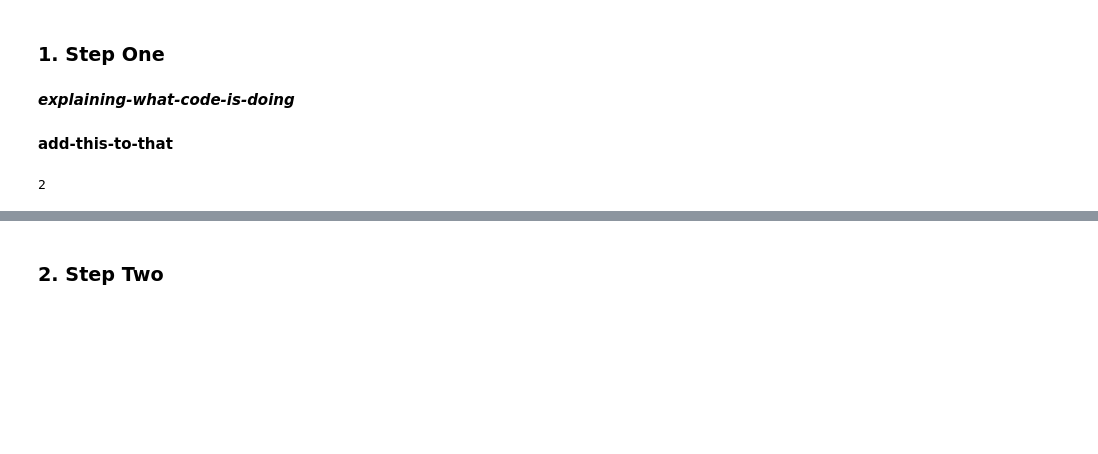
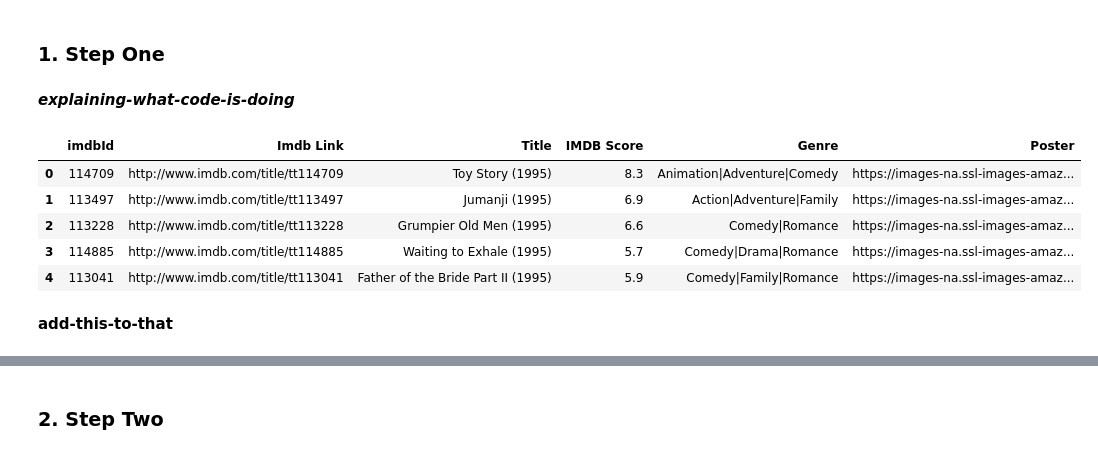
Before and after one commit to dannypadilla/predict-movie-genre-from-poster, a Jupyter notebook: jupyter/jupyter-notes-template.ipynb, the cells around one changed output, grey strips where cells are left out. Saved outputs shown, nothing was run; the diff lists cells and outputs as text; code cells hidden in the pictures; blank space fills up the shorter version.

```diff
--- a/jupyter/jupyter-notes-template.ipynb
+++ b/jupyter/jupyter-notes-template.ipynb
@@ -75,6 +86,12 @@ NameError: name 'extract_features' is not defined
+# %%
+data = pd.read_csv('../dataset/MovieGenre.csv')
+data.head()
+# %% [output]
+|  | imdbId | Imdb Link | Title | IMDB Score | Genre | Poster |
+| 0 | 114709 | http://www.imdb.com/title/tt114709 | Toy Story (1995) | 8.3 | Animation|Adventure|Comedy | https://images-na.ssl-images-amaz... |
+| 1 | 113497 | http://www.imdb.com/title/tt113497 | Jumanji (1995) | 6.9 | Action|Adventure|Family | https://images-na.ssl-images-amaz... |
+| 2 | 113228 | http://www.imdb.com/title/tt113228 | Grumpier Old Men (1995) | 6.6 | Comedy|Romance | https://images-na.ssl-images-amaz... |
+| 3 | 114885 | http://www.imdb.com/title/tt114885 | Waiting to Exhale (1995) | 5.7 | Comedy|Drama|Romance | https://images-na.ssl-images-amaz... |
+| 4 | 113041 | http://www.imdb.com/title/tt113041 | Father of the Bride Part II (1995) | 5.9 | Comedy|Family|Romance | https://images-na.ssl-images-amaz... |
 # %% [markdown]
 __add-this-to-that__
-# %%
-y + y
-# %% [output]
-2
```
Also changed, not shown: parts of 11 cells of this notebook, 1 other file.
